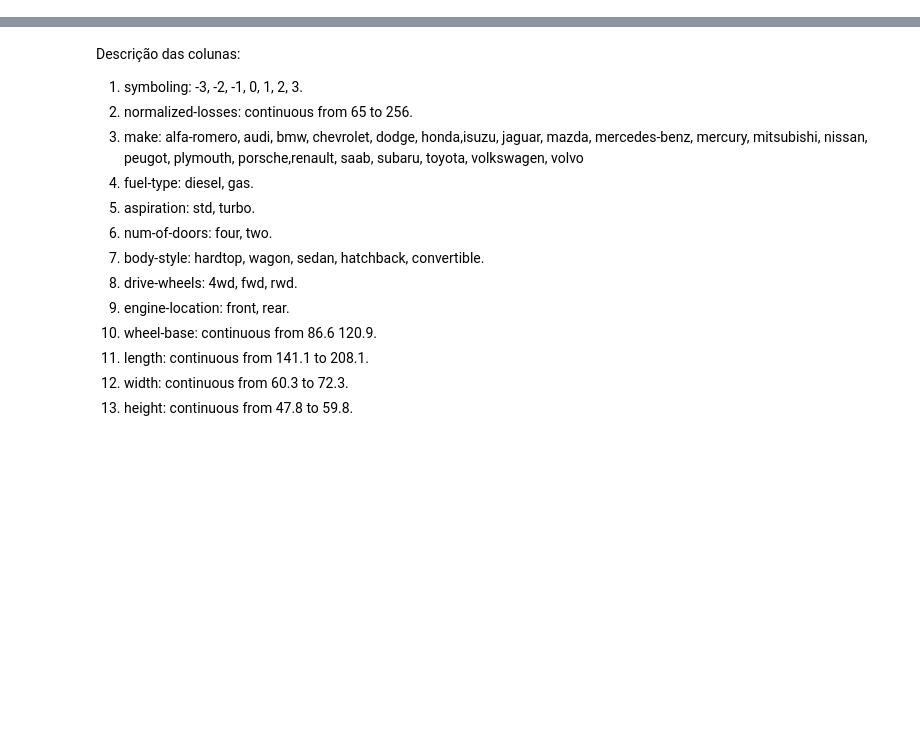
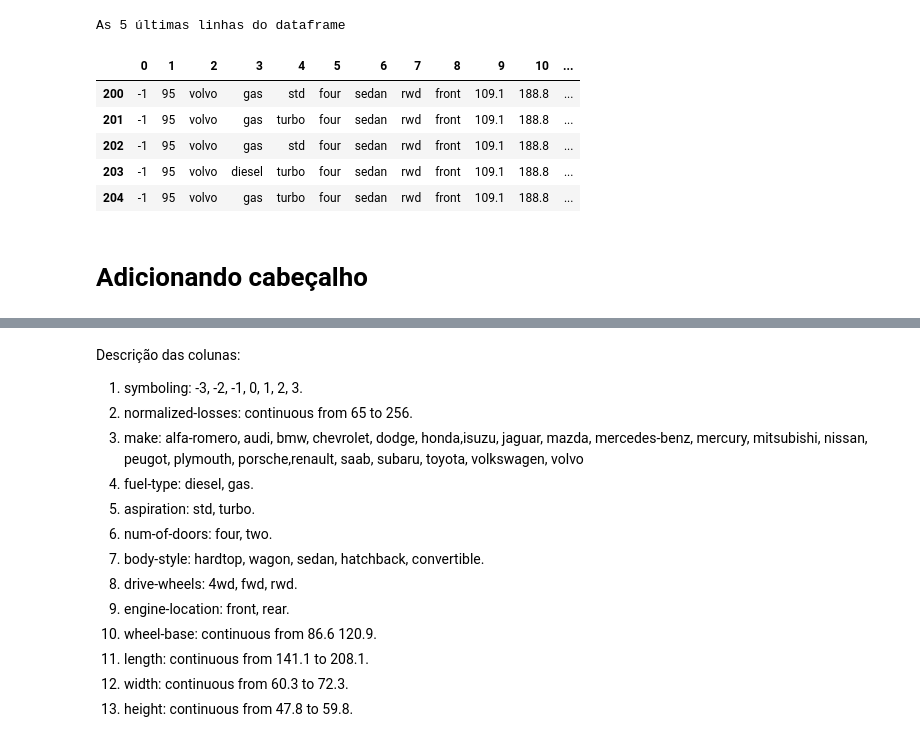
Before and after one commit to ljcotica/DataScience, a Jupyter notebook: Importing_Datasets_with_Pandas.ipynb, the cells around one changed output, grey strips where cells are left out. Drawn from its saved outputs; the diff is of its cells as text; code cells hidden in the pictures; blank space fills up the shorter version.

```diff
--- a/Importing_Datasets_with_Pandas.ipynb
+++ b/Importing_Datasets_with_Pandas.ipynb
@@ -10,0 +44,14 @@ Exibindo os primeiros registros para verificar se o arquivo foi carregado corret
+# %%
+# mostra as 5 últimas linhas usando o método dataframe.head()
+print("As 5 últimas linhas do dataframe")
+df.tail(5)
+# %% [output]
+As 5 últimas linhas do dataframe
+|  | 0 | 1 | 2 | 3 | 4 | 5 | 6 | 7 | 8 | 9 | 10 | ... |
+| 200 | -1 | 95 | volvo | gas | std | four | sedan | rwd | front | 109.1 | 188.8 | ... |
+| 201 | -1 | 95 | volvo | gas | turbo | four | sedan | rwd | front | 109.1 | 188.8 | ... |
+| 202 | -1 | 95 | volvo | gas | std | four | sedan | rwd | front | 109.1 | 188.8 | ... |
+| 203 | -1 | 95 | volvo | diesel | turbo | four | sedan | rwd | front | 109.1 | 188.8 | ... |
+| 204 | -1 | 95 | volvo | gas | turbo | four | sedan | rwd | front | 109.1 | 188.8 | ... |
+# %% [markdown]
+# Adicionando cabeçalho
```
Also changed, not shown: parts of 54 cells of this notebook.
